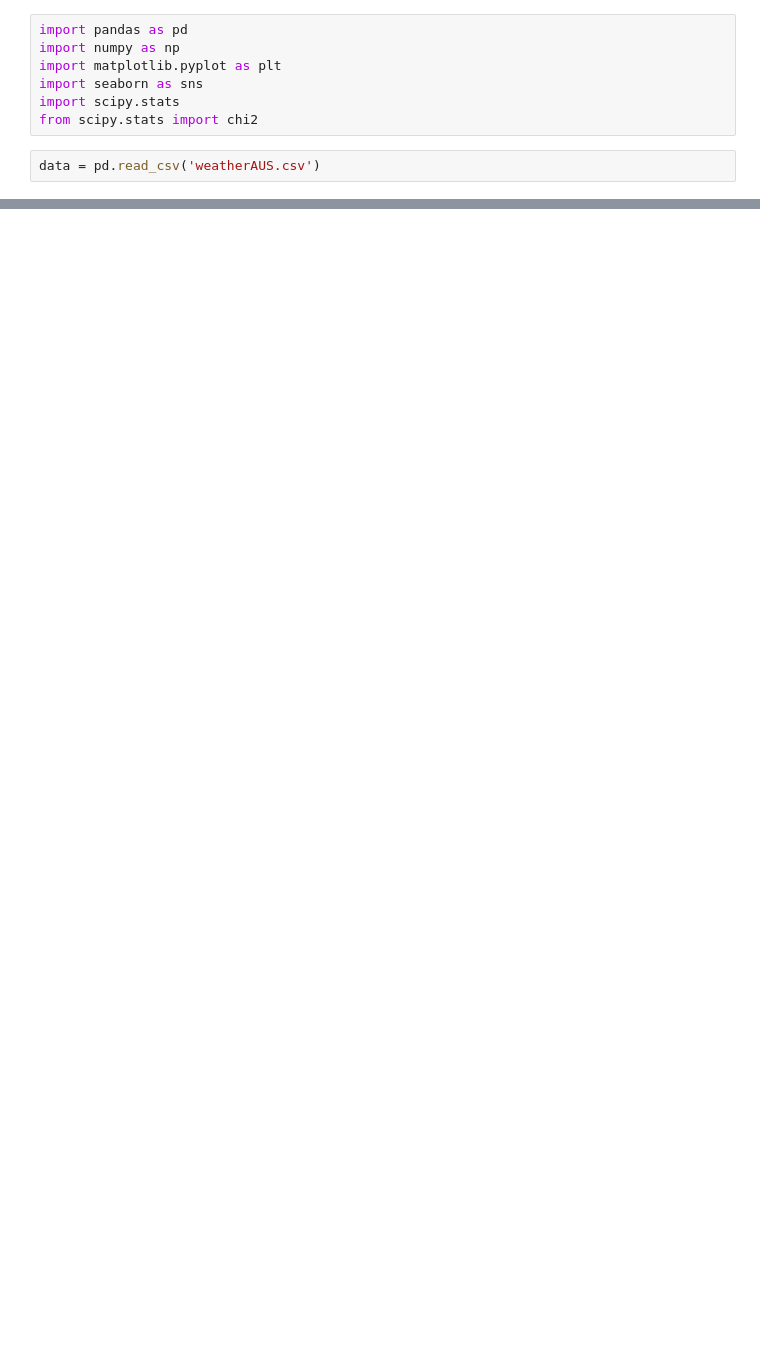
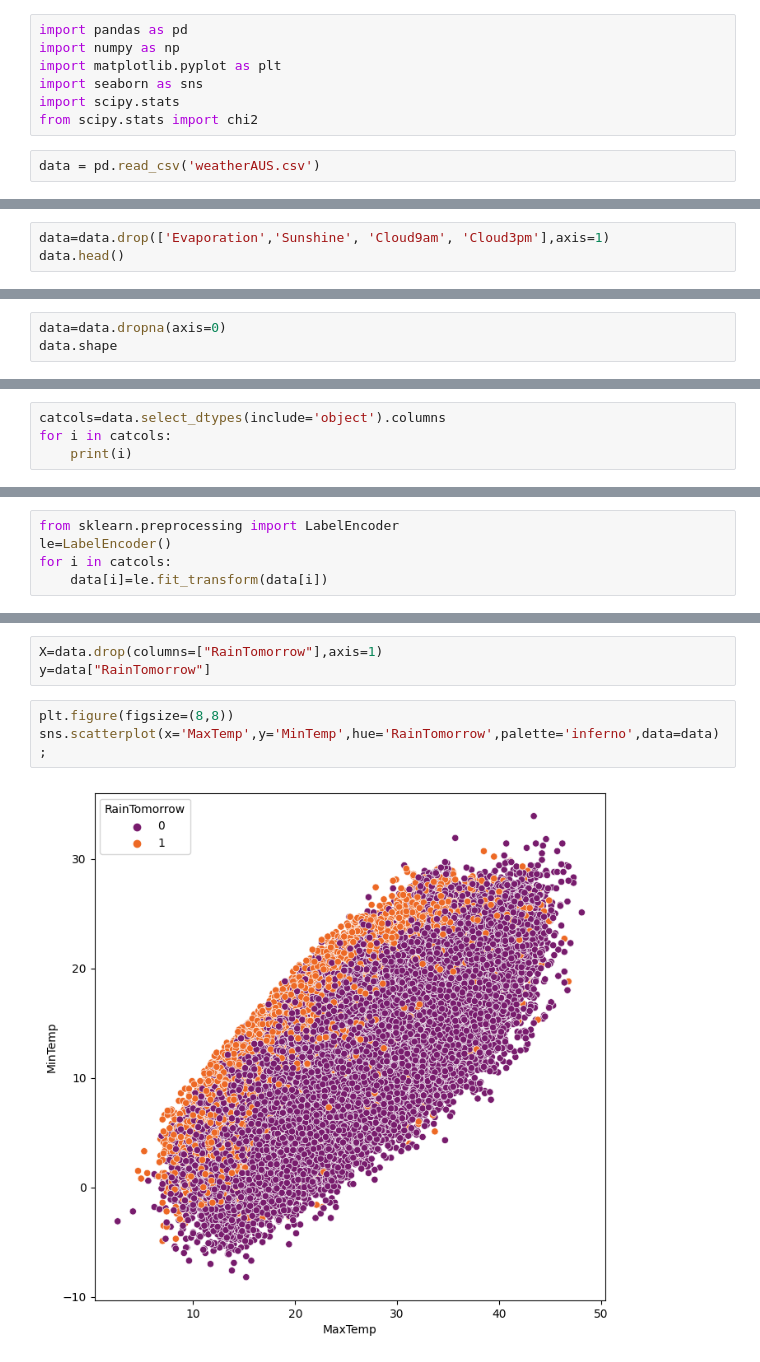
Before and after one commit to Amir1912710/AUS-WEATHER-W2-Data-Science, a Jupyter notebook: W2 Data Science.ipynb, the cells around one changed output, grey strips where cells are left out. Drawn from its saved outputs; the diff is of its cells as text; blank space fills up the shorter version.

```diff
--- a/W2 Data Science.ipynb
+++ b/W2 Data Science.ipynb
@@ -21,0 +126,3 @@ data.describe()
+# %%
+data=data.drop(['Evaporation','Sunshine', 'Cloud9am', 'Cloud3pm'],axis=1)
+data.head()
@@ -21,0 +136,3 @@ data.describe()
+# %%
+data=data.dropna(axis=0)
+data.shape
@@ -21,0 +164,4 @@ data.describe()
+# %%
+catcols=data.select_dtypes(include='object').columns
+for i in catcols:
+    print(i)
@@ -21,0 +176,5 @@ data.describe()
+# %%
+from sklearn.preprocessing import LabelEncoder
+le=LabelEncoder()
+for i in catcols:
+    data[i]=le.fit_transform(data[i])
@@ -21,0 +204,8 @@ data.describe()
+# %%
+X=data.drop(columns=["RainTomorrow"],axis=1)
+y=data["RainTomorrow"]
+# %%
+plt.figure(figsize=(8,8))
+sns.scatterplot(x='MaxTemp',y='MinTemp',hue='RainTomorrow',palette='inferno',data=data);
+# %% [output]
+[figure, added]
```
Also changed, not shown: parts of 21 cells of this notebook.
